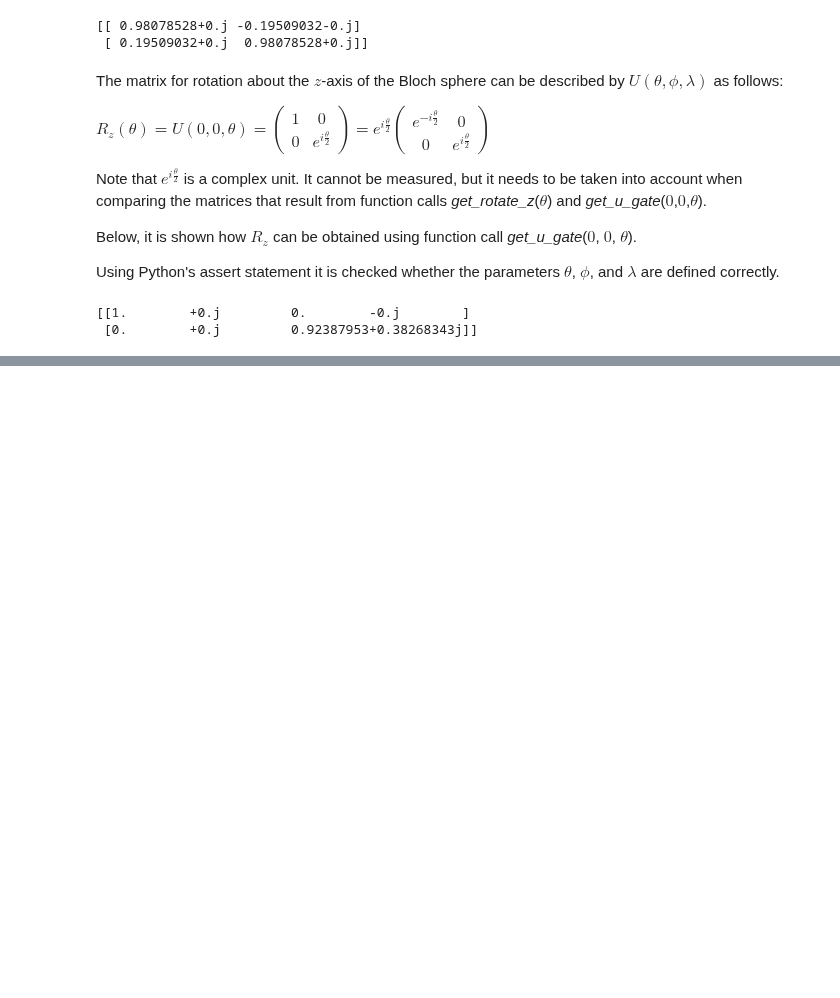
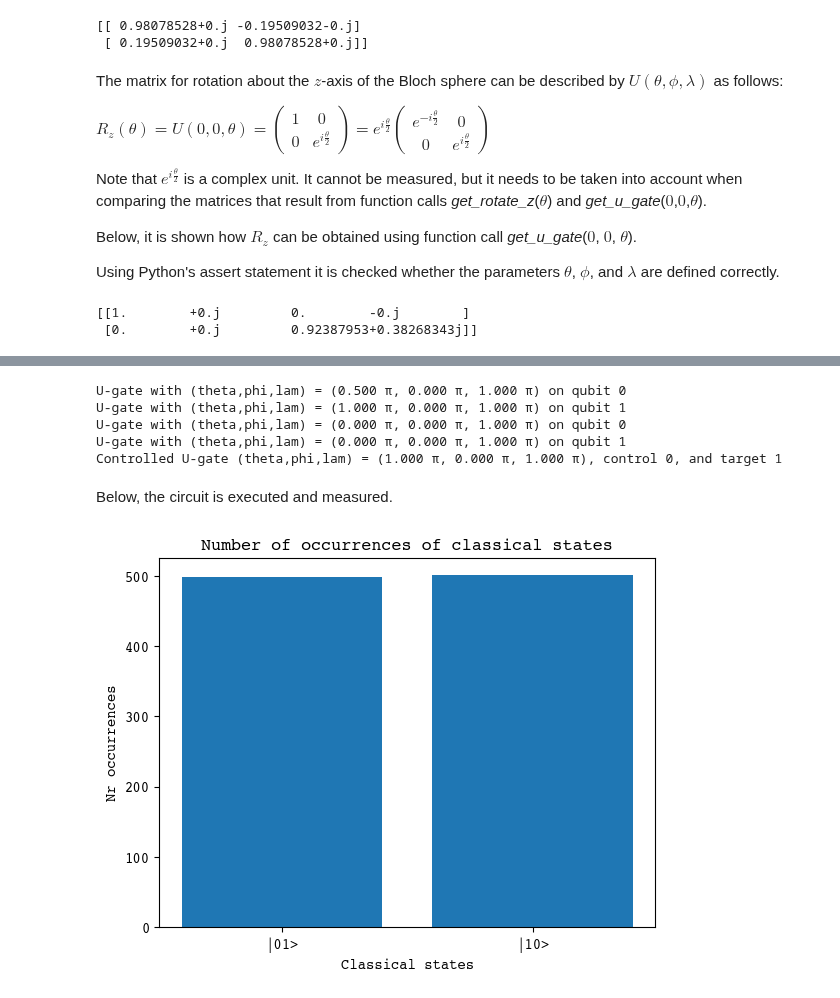
Before and after one commit to nicokuijpers/QuantumSim, a Jupyter notebook: QuantumSimUGate.ipynb, the cells around one changed output, grey strips where cells are left out. Drawn from its saved outputs; the diff is of its cells as text; code cells hidden in the pictures; blank space fills up the shorter version.

Commit message:
UGate example Bell state

```diff
--- a/QuantumSimUGate.ipynb
+++ b/QuantumSimUGate.ipynb
@@ -278,0 +293,49 @@ assert np.allclose(factor*Rz,Rzu), "Wrong theta, phi, lambda for Rz-gate"
+# %%
+# Euler angles for Pauli X gate
+theta_x = np.pi
+phi_x = 0
+lam_x = np.pi
+
+# Euler angles for Pauli Z gate on qubit 0
+theta_z = 0
+phi_z = 0
+lam_z = np.pi
+
+# Euler angles for Hadamard gate
+theta_h = np.pi/2
+phi_h = 0
+lam_h = np.pi
+
+# Circuit of 2 qubits
+circuit = Circuit(2)
+
+# Hadamard gate on qubit 0
+circuit.u_gate(theta_h, phi_h, lam_h, 0)
+
+# Pauli X gate on qubit 1
+circuit.u_gate(theta_x, phi_x, lam_x, 1)
+
+# Pauli Z gate on qubit 0
+circuit.u_gate(theta_z, phi_z, lam_z, 0)
+
+# Pauli Z gate on qubit 1
+circuit.u_gate(theta_z, phi_z, lam_z, 1)
+
+# CNOT with control qubit 0 and target qubit 1
+circuit.controlled_u_gate(theta_x, phi_x, lam_x, 0, 1)
+
+# Print circuit
+circuit.print_circuit()
+# %% [output]
+U-gate with (theta,phi,lam) = (0.500 π, 0.000 π, 1.000 π) on qubit 0
+U-gate with (theta,phi,lam) = (1.000 π, 0.000 π, 1.000 π) on qubit 1
+U-gate with (theta,phi,lam) = (0.000 π, 0.000 π, 1.000 π) on qubit 0
+U-gate with (theta,phi,lam) = (0.000 π, 0.000 π, 1.000 π) on qubit 1
+Controlled U-gate (theta,phi,lam) = (1.000 π, 0.000 π, 1.000 π), control 0, and target 1
+# %% [markdown]
+Below, the circuit is executed and measured.
+# %%
+result = QuantumUtil.measure_circuit(circuit, nr_measurements=1000)
+QuantumUtil.histogram_of_classical_states(result)
+# %% [output]
+[figure, added]
```
Also changed, not shown: parts of 6 cells of this notebook.
